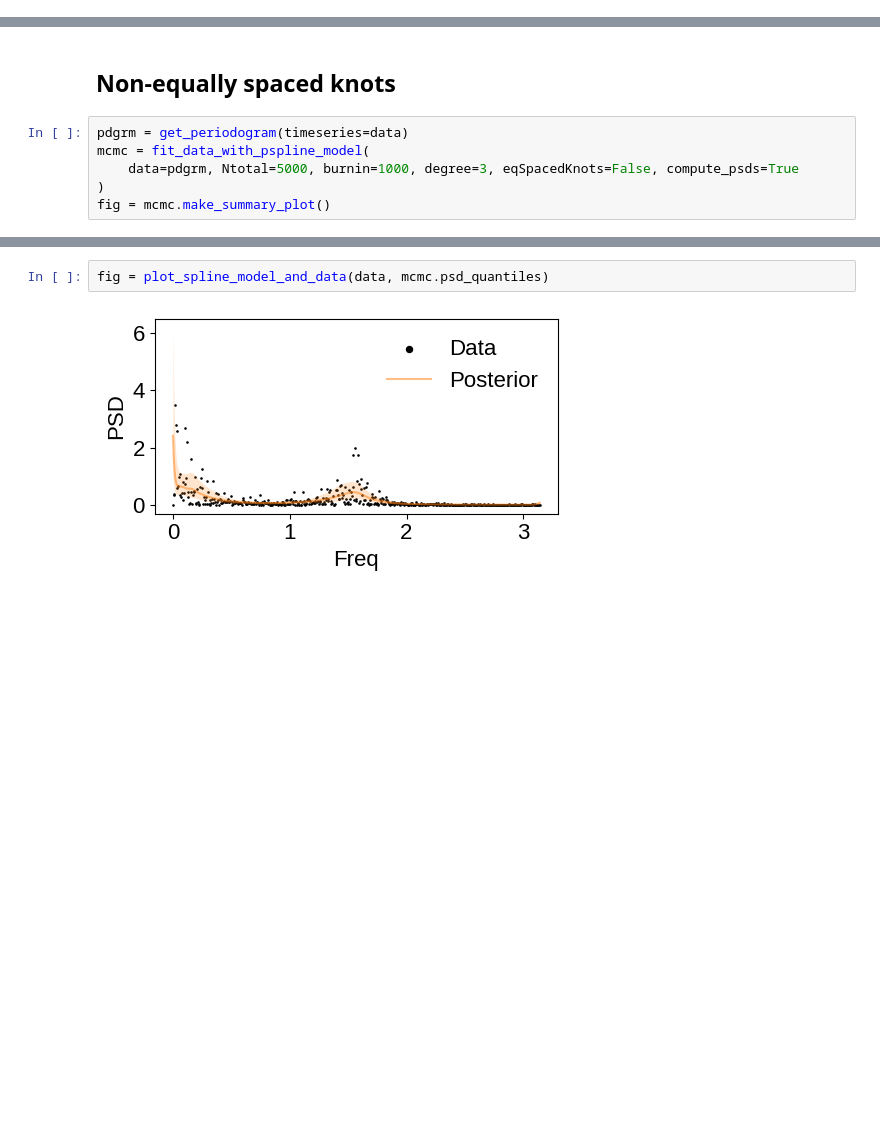
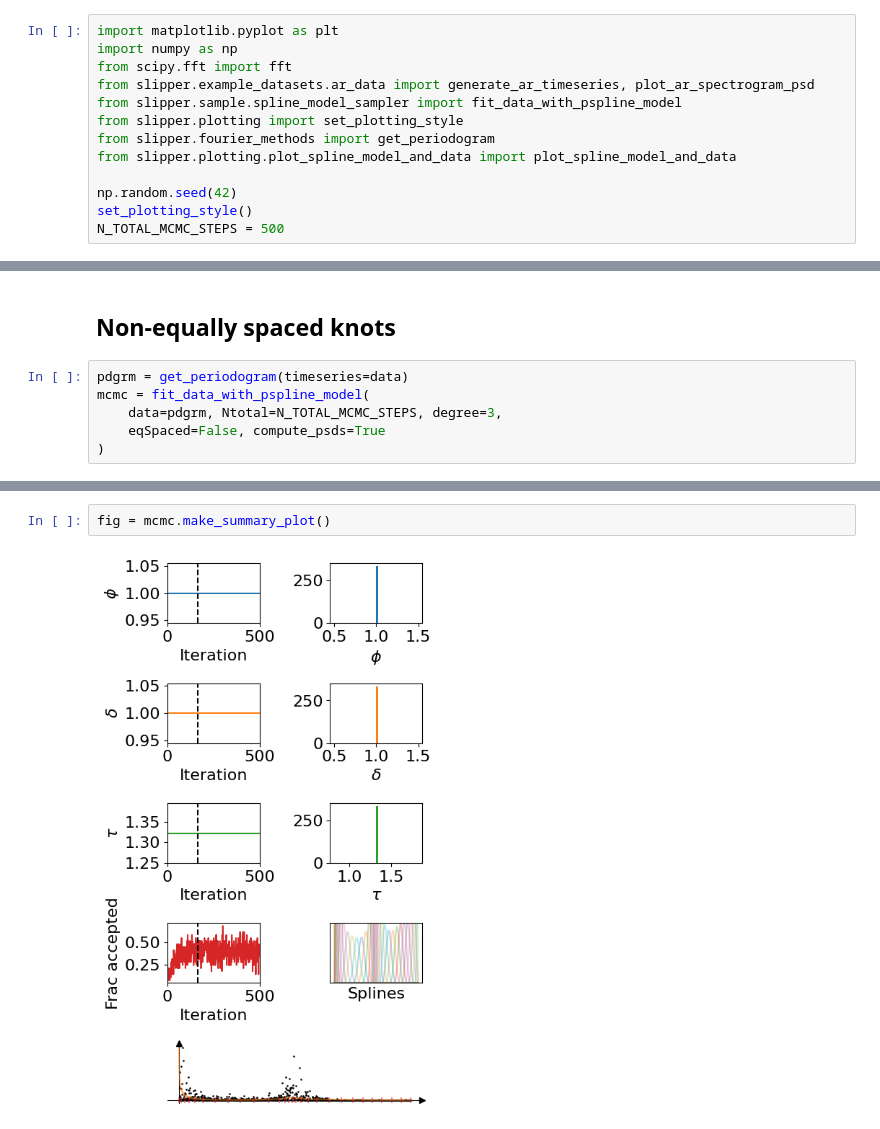
Before and after one commit to avivajpeyi/psline_psd, a Jupyter notebook: docs/examples/example_ar_psd.ipynb, the cells around one changed output, grey strips where cells are left out. Saved outputs shown, nothing was run; the diff lists cells and outputs as text; blank space fills up the shorter version.

```diff
--- a/docs/examples/example_ar_psd.ipynb
+++ b/docs/examples/example_ar_psd.ipynb
@@ -51,3 +9,16 @@ def plot_spline_model_and_data(data, psd_quants, separarte_y_axis=False):
+# %%
+import matplotlib.pyplot as plt
+import numpy as np
+from scipy.fft import fft
+from slipper.example_datasets.ar_data import generate_ar_timeseries, plot_ar_spectrogram_psd
+from slipper.sample.spline_model_sampler import fit_data_with_pspline_model
+from slipper.plotting import set_plotting_style
+from slipper.fourier_methods import get_periodogram
+from slipper.plotting.plot_spline_model_and_data import plot_spline_model_and_data
+
+np.random.seed(42)
+set_plotting_style()
+N_TOTAL_MCMC_STEPS = 500
 # %% [markdown]
 ## Example 1: AR(3)
 # %%
@@ -96,7 +104,7 @@ fig = plot_spline_model_and_data(data, mcmc.psd_quantiles)
 # %%
 pdgrm = get_periodogram(timeseries=data)
 mcmc = fit_data_with_pspline_model(
-    data=pdgrm, Ntotal=5000, burnin=1000, degree=3, eqSpacedKnots=False, compute_psds=True
+    data=pdgrm, Ntotal=N_TOTAL_MCMC_STEPS, degree=3,
+    eqSpaced=False, compute_psds=True
 )
-fig = mcmc.make_summary_plot()
 # %% [output]
@@ -104,4 +130,4 @@ fig = mcmc.make_summary_plot()
 # %%
-fig = plot_spline_model_and_data(data, mcmc.psd_quantiles)
+fig = mcmc.make_summary_plot()
 # %% [output]
-[figure, old version]
+[figure, new version]
```
Also changed, not shown: parts of 11 cells of this notebook, 33 other files.
